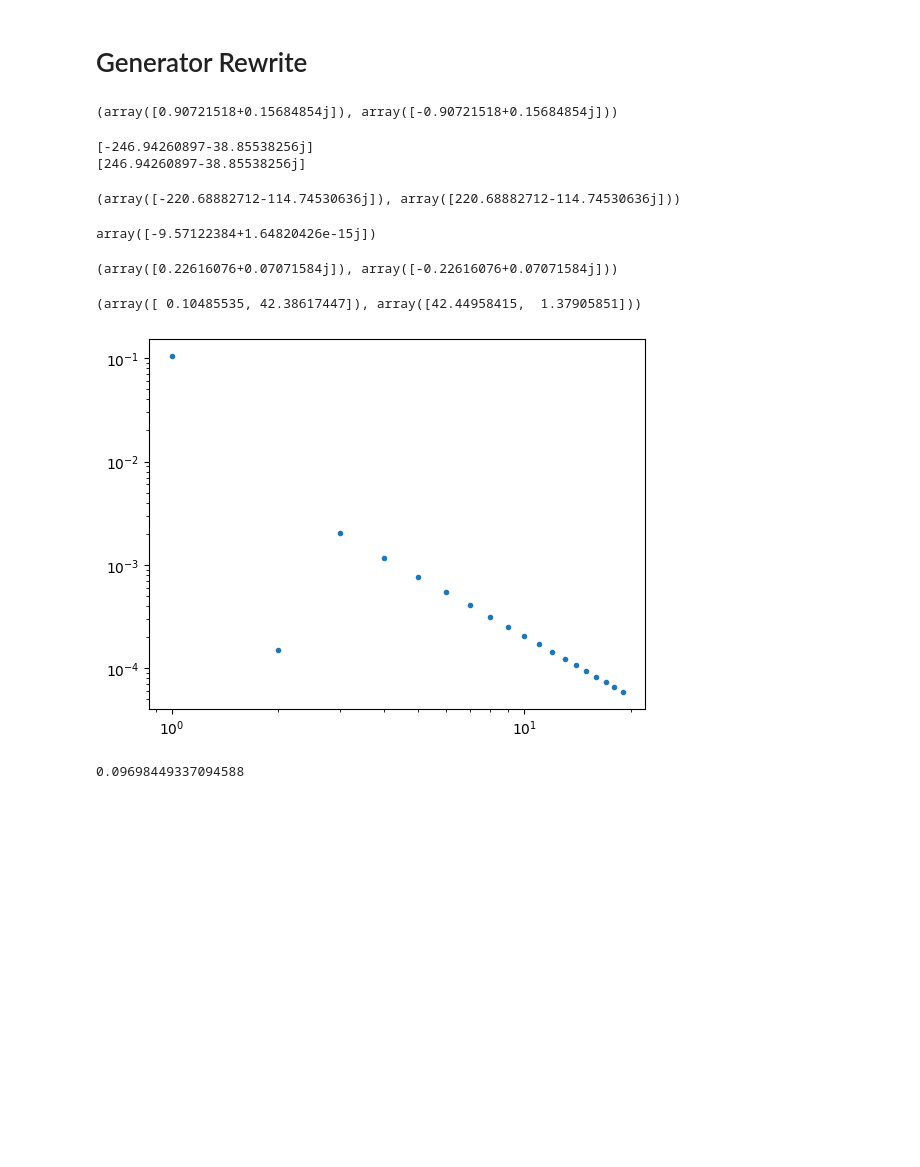
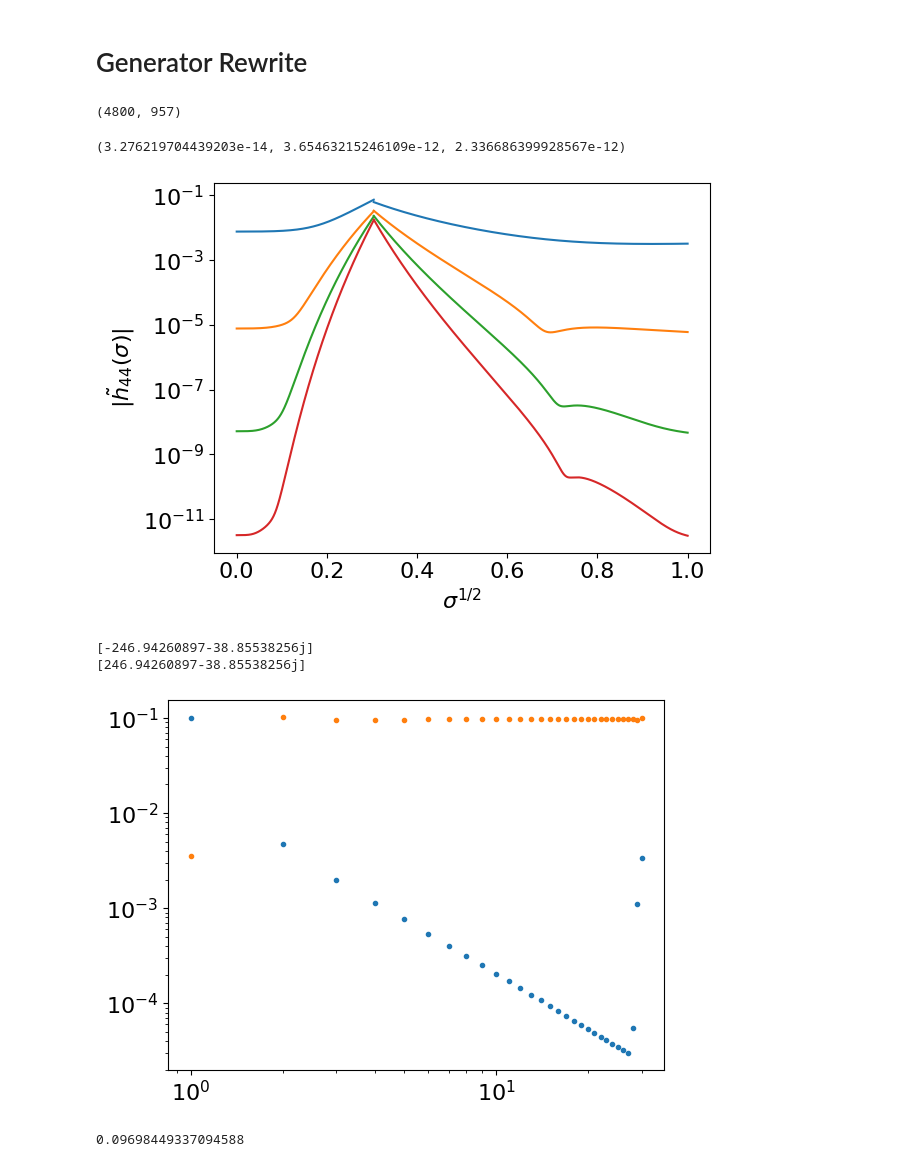
Before and after one commit to znasipak/hbl-teukolsky, a Jupyter notebook: scratch.ipynb, the cells around one changed output. Drawn from its saved outputs; the diff is of its cells as text; code cells hidden in the pictures; blank space fills up the shorter version.

```diff
--- a/scratch.ipynb
+++ b/scratch.ipynb
@@ -470,0 +522,4 @@ for l in range(0, 22):
+# %%
+hab_gen.PhiRslm[0].shape
+# %% [output]
+(4800, 957)
@@ -470,0 +542,4 @@ for l in range(0, 22):
+# %%
+np.max(h22comp), np.max(h24comp), np.max(h44comp)
+# %% [output]
+(3.276219704439203e-14, 3.65463215246109e-12, 2.336686399928567e-12)
@@ -471,13 +574,36 @@ for l in range(0, 22):
+# %%
+from swsh import sphericalY_expansion as Yslm
+svalsup = np.linspace(0, sp, 2000)
+svalsin = np.linspace(sp, 1, 2000)
+# %%
+colors = ['C0', 'C1', 'C2', 'C3']
+plt.rcParams.update({'font.size': 16})
+i=0
+for l in range(2, 9, 2):
+    plt.plot(svalsup**(0.5), np.abs(hab_gen.extract_chebyshev_coefficients(h44lm[(l,2)])["Up"](svalsup)), colors[i], label=f'$(l,m)=({l},2)$')
+    plt.plot(svalsin**(0.5), np.abs(hab_gen.extract_chebyshev_coefficients(h44lm[(l,2)])["In"](svalsin)), colors[i])
+    i+=1
+# plt.plot(svalsin, np.abs(h22valsin))
+plt.yscale('log')
+# plt.xscale('log')
+# plt.legend()
+plt.xlabel('$\sigma^{1/2}$')
+plt.ylabel('$|\\tilde{h}_{44}(\sigma)|$')
+plt.show()
+# %% [output]
+[figure, added]
 # %%
 from swsh import sphericalY_expansion as Yslm
 from metric import spin_zero_to_s_coupling
 from teuk import FrequencyDomainModeHyperboloidalSlicing, ScaledTeukolskyFrequencyDomainModeHyperboloidalSlicingRadialCompactification
+from metric import huu, huu_reg, metric_scalings_IRG
+from teuk import sigma_r
 
 
 h22 = {}
 h24 = {}
 h44 = {}
-for j in range(0, 20):
+for j in range(0, lmax_value+1):
     for m in range(-j, j+1):
         h22[j] = 0.
         h24[j] = 0.
@@ -485,20 +611,14 @@ for j in range(0, 20):
 
 sp = np.array([sigma_r(PhiY.source.p, PhiY.kappa)])
 hpref = metric_scalings_IRG(PhiY.kappa, sp)
-for l in range(0, 22):
+for l in range(0, lmax_value+1):
     for m in range(-l, l+1):
-        for j in range(abs(m), 20):
-            Zhbl = FrequencyDomainModeHyperboloidalSlicing(PhiY.a, m, m*PhiY.source.frequencies[-1])
+        Zhbl = FrequencyDomainModeHyperboloidalSlicing(PhiY.a, m, m*PhiY.source.frequencies[-1])
+        for j in range(abs(m), lmax_value+1):
             Ylm = Yslm(0, j, m, 0.)*Zhbl.Z_slicing(sp)
-            h22[j] += spin_zero_to_s_coupling(0, j, l, m)*hab_gen.extract_chebyshev_coefficients(h22lm[(l,m)])["Up"](sp)*Ylm
-            h24[j] += spin_zero_to_s_coupling(-1, j, l, m)*hab_gen.extract_chebyshev_coefficients(h24lm[(l,m)])["Up"](sp)*Ylm
-            h44[j] += spin_zero_to_s_coupling(-2, j, l, m)*hab_gen.extract_chebyshev_coefficients(h44lm[(l,m)])["Up"](sp)*Ylm
+            h22[j] += spin_zero_to_s_coupling(0, j, l, m)*hab_gen.extract_chebyshev_coefficients(h22lm[(l,m)])["In"](sp)*Ylm
+            h24[j] += spin_zero_to_s_coupling(-1, j, l, m)*hab_gen.extract_chebyshev_coefficients(h24lm[(l,m)])["In"](sp)*Ylm
+            h44[j] += spin_zero_to_s_coupling(-2, j, l, m)*hab_gen.extract_chebyshev_coefficients(h44lm[(l,m)])["In"](sp)*Ylm
-# %%
-Zm = ScaledTeukolskyFrequencyDomainModeHyperboloidalSlicingRadialCompactification(PhiY.a, -2, -1, -1*PhiY.source.frequencies[-1])
-Zp = ScaledTeukolskyFrequencyDomainModeHyperboloidalSlicingRadialCompactification(PhiY.a, -2, 1, 1*PhiY.source.frequencies[-1])
-Zm.Z_sigma(sp)*PhiY.Rslm["Up"](sp)[:, PhiY.mode_index(3,-1)], Zp.Z_sigma(sp)*PhiY.Rslm["Up"](sp)[:, PhiY.mode_index(3,1)]
-# %% [output]
-(array([0.90721518+0.15684854j]), array([-0.90721518+0.15684854j]))
 # %%
 hpref = metric_scalings_IRG(PhiY.kappa, sp)
 hhbl = FrequencyDomainModeHyperboloidalSlicing(PhiY.source.a, -1, -1.*PhiY.source.frequencies[-1])
@@ -512,14 +632,6 @@ print(hpref[1,1]*hab_gen.extract_chebyshev_coefficients(hab_gen.h22_coupling(3,1
 from metric import huu, huu_reg, metric_scalings_IRG
 from teuk import sigma_r
 
-h22_array = np.array([h22[l] for l in range(0, 20)])
-h24_array = np.array([h24[l] for l in range(0, 20)])
-h44_array = np.array([h44[l] for l in range(0, 20)])
+h22_array = np.array([h22[l] for l in range(0, lmax_value+1)])
+h24_array = np.array([h24[l] for l in range(0, lmax_value+1)])
+h44_array = np.array([h44[l] for l in range(0, lmax_value+1)])
-# %%
-hab_gen.extract_chebyshev_coefficients(h22lm[(3,-1)])["Up"](sp)*scalings[1,1,0], hab_gen.extract_chebyshev_coefficients(h22lm[(3,1)])["Up"](sp)*scalings[1,1,0]
-# %% [output]
-(array([-220.68882712-114.74530636j]), array([220.68882712-114.74530636j]))
-# %%
-h22[1]*hpref[1,1]
-# %% [output]
-array([-9.57122384+1.64820426e-15j])
@@ -538,17 +638,11 @@ Zp = ScaledTeukolskyFrequencyDomainModeHyperboloidalSlicingRadialCompactificatio
-# %%
-Zm.Z_sigma(sp)*PhiY.Rslm["Up"](sp)[:, PhiY.mode_index(5,-3)], Zp.Z_sigma(sp)*PhiY.Rslm["Up"](sp)[:, PhiY.mode_index(5,3)]
-# %% [output]
-(array([0.22616076+0.07071584j]), array([-0.22616076+0.07071584j]))
-# %%
-np.abs(h22_22["In"](s_val_in)*scalings_in[1,1]), np.abs(h22_22["Up"](s_val)*scalings[1,1])
-# %% [output]
-(array([ 0.10485535, 42.38617447]), array([42.44958415,  1.37905851]))
 # %%
 plt.plot(np.abs(4*huu(PhiY.source, sp, 0., h22_array, h24_array, h44_array) - huu_reg(PhiY.source)), '.')
+plt.plot(np.abs(4*huu(PhiY.source, sp, 0., h22_array, h24_array, h44_array)), '.')
+
 plt.yscale('log')
 plt.xscale('log')
 # %% [output]
-[figure, old version]
+[figure, new version]
 # %%
 huu_reg(PhiY.source)
 # %% [output]
```
Also changed, not shown: parts of 21 cells of this notebook, 13 other files.
